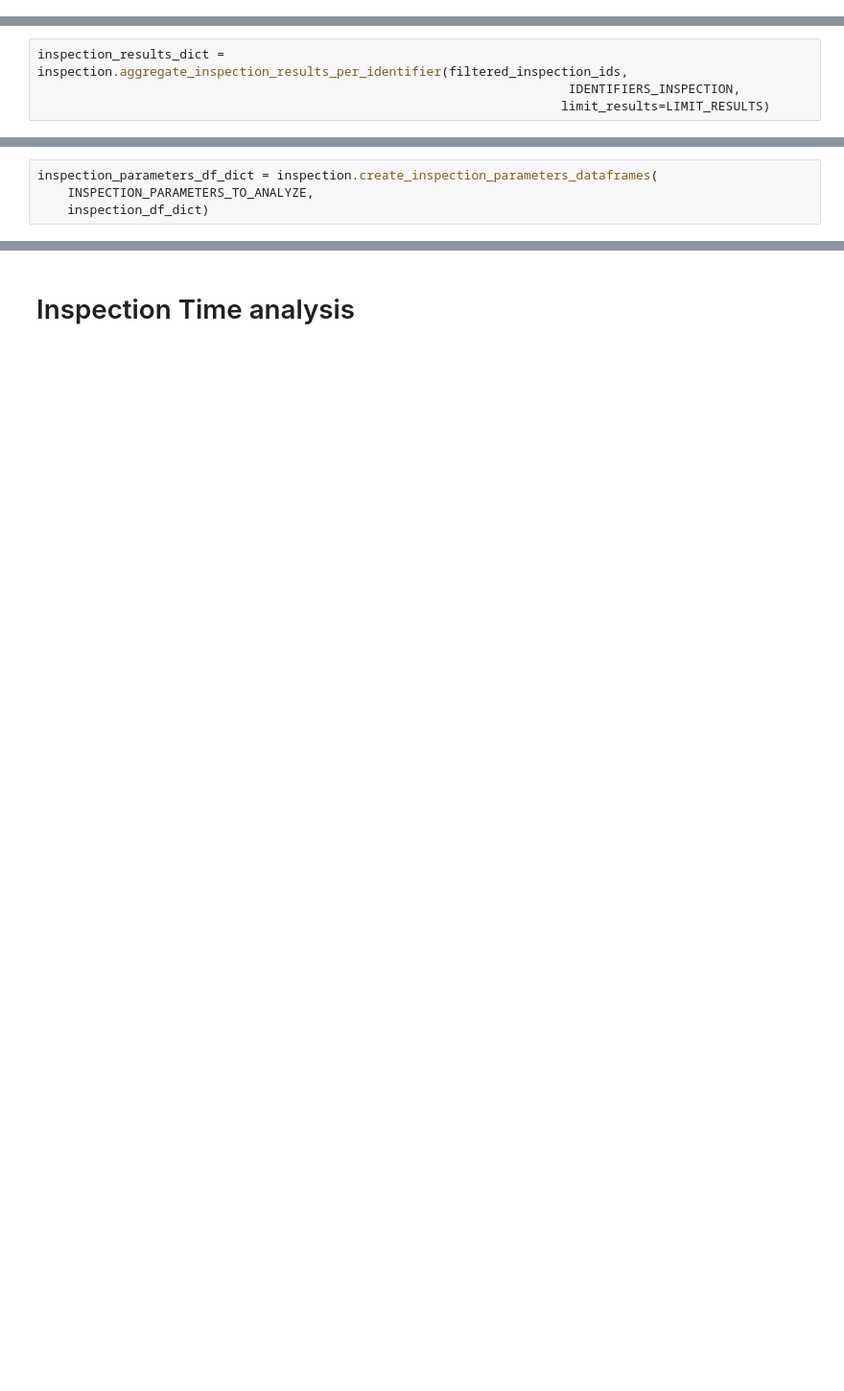
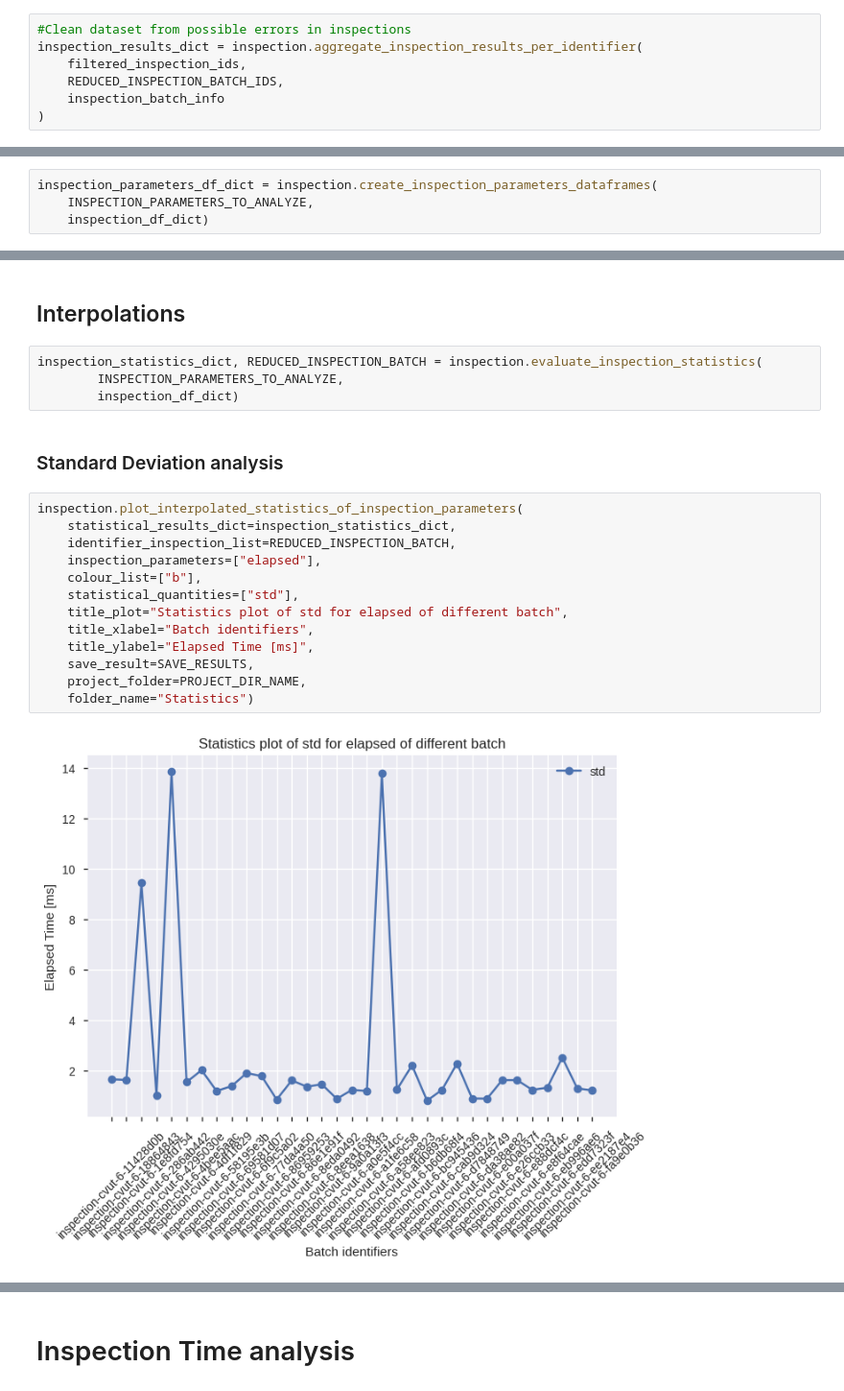
Before and after one commit to thoth-station/notebooks, a Jupyter notebook: notebooks/templates/Inspection_jobs_analysis_TEMPLATE.ipynb, the cells around one changed output, grey strips where cells are left out. Shown at 96% size. Cells and saved outputs as stored; diff of their text form; blank space fills up the shorter version.

```diff
--- a/notebooks/templates/Inspection_jobs_analysis_TEMPLATE.ipynb
+++ b/notebooks/templates/Inspection_jobs_analysis_TEMPLATE.ipynb
@@ -40 +68,8 @@ filtered_inspection_ids = inspection.filter_inspection_ids(IDENTIFIERS_INSPECTIO
+# %%
+#Clean dataset from possible errors in inspections
+inspection_results_dict = inspection.aggregate_inspection_results_per_identifier(
+    filtered_inspection_ids,
+    REDUCED_INSPECTION_BATCH_IDS,
+    inspection_batch_info
+)
 # %% [markdown]
@@ -42,5 +77 @@ filtered_inspection_ids = inspection.filter_inspection_ids(IDENTIFIERS_INSPECTIO
-# %%
-inspection_results_dict = inspection.aggregate_inspection_results_per_identifier(filtered_inspection_ids,
-                                                                       IDENTIFIERS_INSPECTION,
-                                                                      limit_results=LIMIT_RESULTS)
 # %%
@@ -355,0 +307,23 @@ inspection.plot_interpolated_statistics_of_inspection_parameters(
+# %% [markdown]
+## Interpolations
+# %%
+inspection_statistics_dict, REDUCED_INSPECTION_BATCH = inspection.evaluate_inspection_statistics(
+        INSPECTION_PARAMETERS_TO_ANALYZE,
+        inspection_df_dict)
+# %% [markdown]
+### Standard Deviation analysis
+# %%
+inspection.plot_interpolated_statistics_of_inspection_parameters(
+    statistical_results_dict=inspection_statistics_dict,
+    identifier_inspection_list=REDUCED_INSPECTION_BATCH,
+    inspection_parameters=["elapsed"],
+    colour_list=["b"],
+    statistical_quantities=["std"],
+    title_plot="Statistics plot of std for elapsed of different batch",
+    title_xlabel="Batch identifiers",
+    title_ylabel="Elapsed Time [ms]",
+    save_result=SAVE_RESULTS,
+    project_folder=PROJECT_DIR_NAME,
+    folder_name="Statistics")
+# %% [output]
+[figure, added]
```
Also changed, not shown: parts of 102 cells of this notebook.
